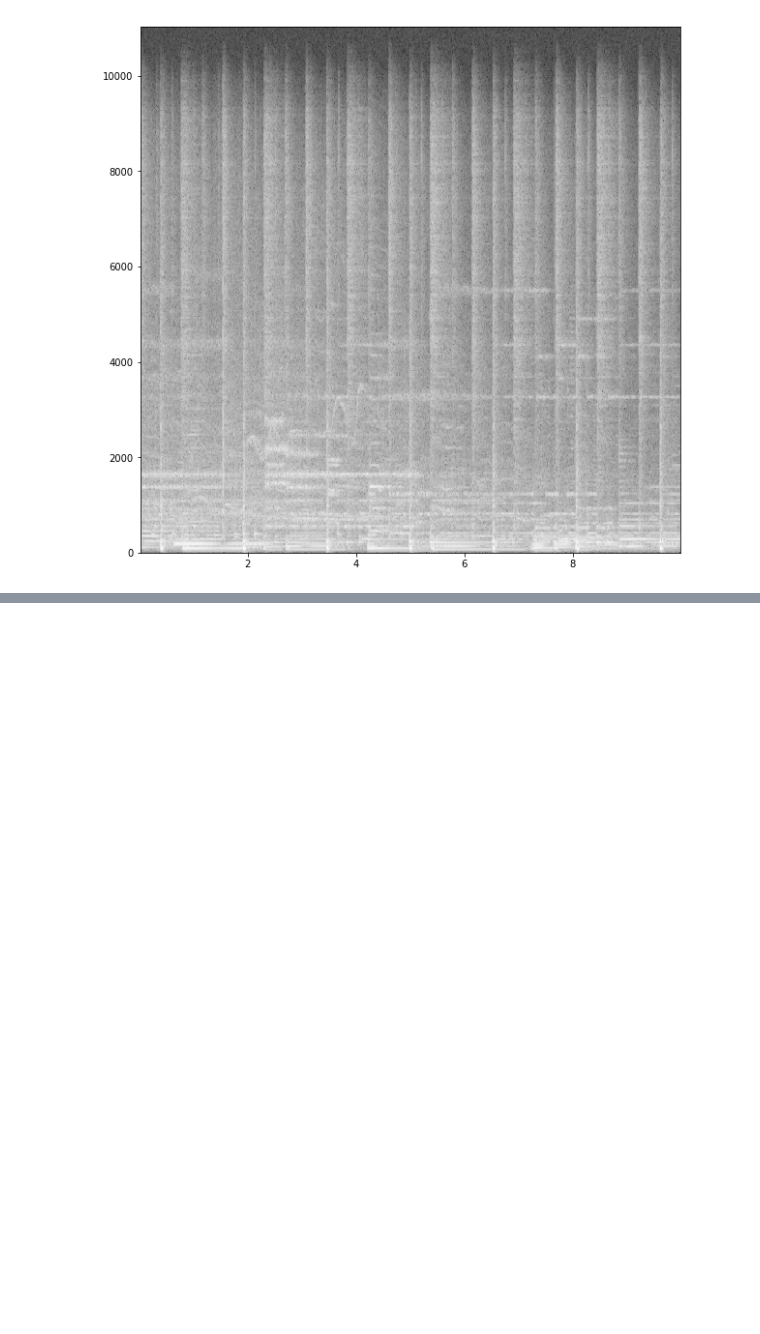
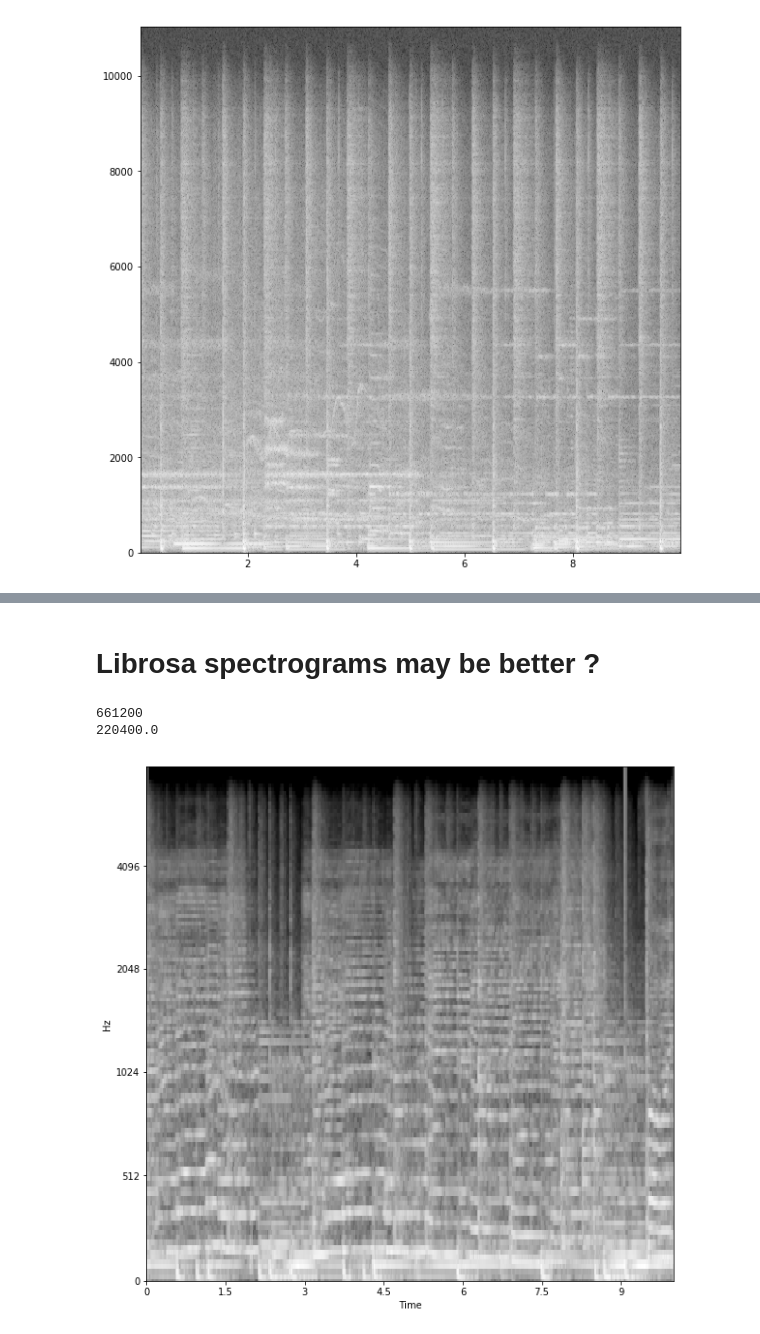
Before and after one commit to solak647/ATML19, a Jupyter notebook: spectrogram.ipynb, the cells around one changed output, grey strips where cells are left out. Saved outputs shown, nothing was run; the diff lists cells and outputs as text; code cells hidden in the pictures; blank space fills up the shorter version.

```diff
--- a/spectrogram.ipynb
+++ b/spectrogram.ipynb
@@ -95,0 +101,38 @@ AttributeError: 'AxesSubplot' object has no attribute 'savefig'
+# %% [markdown]
+# Librosa spectrograms may be better ?
+# %%
+import librosa
+import librosa.display
+import matplotlib.pyplot as plt
+
+import pylab
+
+sample_rate, samples = wavfile.read('genres_wav/rock/rock.00001.wav')
+samples = samples[:,0]
+
+print(len(samples))
+print(len(samples)/3)
+
+# Take first third of sample
+samples = samples[:220400]
+
+samples = samples / np.max(np.abs(samples))
+
+# number of frequency bins (vertical resolution of the spectrogram)
+n_mels = 128
+
+S = librosa.feature.melspectrogram(y=samples, sr=sample_rate, n_mels=n_mels, n_fft=2048, hop_length=512, power=2.0)
+
+fig = plt.figure(figsize=(10,10))
+librosa.display.specshow(librosa.power_to_db(S, ref=np.max), y_axis='mel', fmax=8000, x_axis='time', cmap="gray")
+
+pylab.figure(figsize=(3,3))
+pylab.axis('off')
+pylab.axes([0., 0., 1., 1.], frameon=False, xticks=[], yticks=[]) # Remove the white edge
+librosa.display.specshow(librosa.power_to_db(S, ref=np.max), y_axis='mel', fmax=8000, x_axis='time', cmap="gray")
+pylab.savefig('test.jpg', bbox_inches=None, pad_inches=0)
+pylab.close()
+# %% [output]
+661200
+220400.0
+[figure, added]
```
Also changed, not shown: parts of 2 cells of this notebook.
